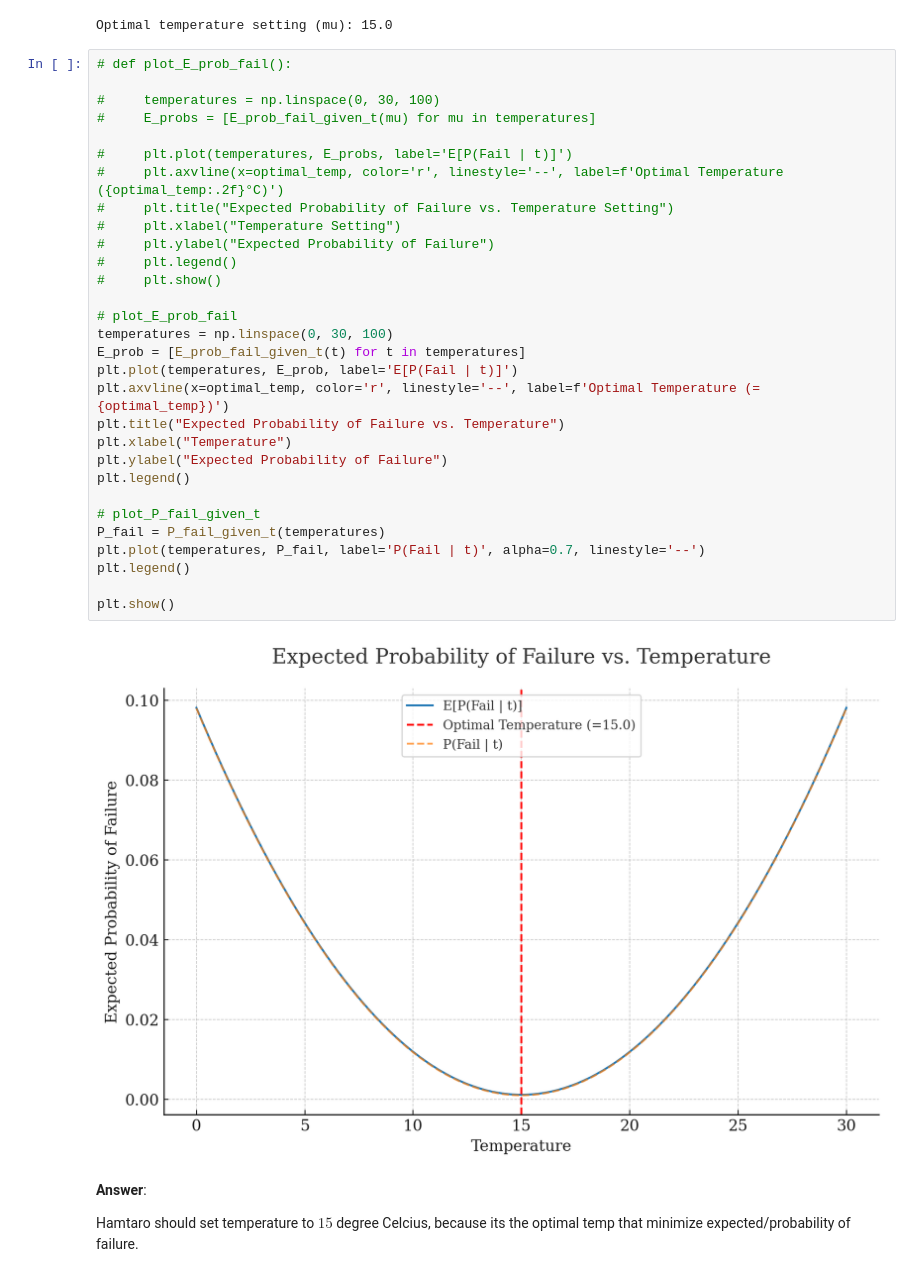
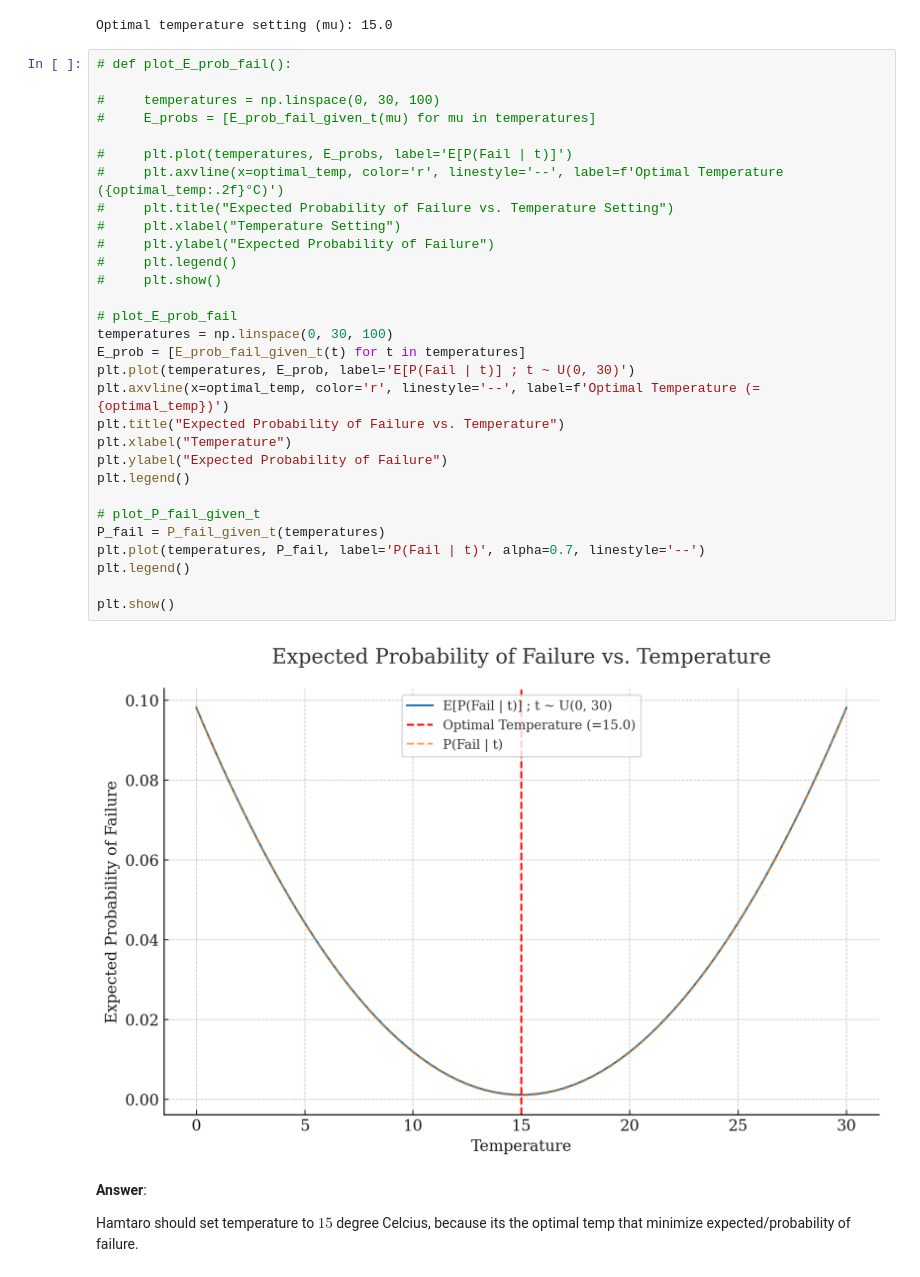
Before and after one commit to pupipatsk/Comp-Eng-Math-II, a Jupyter notebook: assignment/9-Probability/Assingment-9.ipynb, the cells around one changed output. Cells and saved outputs as stored; diff of their text form.

```diff
--- a/assignment/9-Probability/Assingment-9.ipynb
+++ b/assignment/9-Probability/Assingment-9.ipynb
@@ -464,35 +464,35 @@ Optimal temperature setting (mu): 15.0
 # %%
 # def plot_E_prob_fail():
 
 #     temperatures = np.linspace(0, 30, 100)
 #     E_probs = [E_prob_fail_given_t(mu) for mu in temperatures]
 
 #     plt.plot(temperatures, E_probs, label='E[P(Fail | t)]')
 #     plt.axvline(x=optimal_temp, color='r', linestyle='--', label=f'Optimal Temperature ({optimal_temp:.2f}°C)')
 #     plt.title("Expected Probability of Failure vs. Temperature Setting")
 #     plt.xlabel("Temperature Setting")
 #     plt.ylabel("Expected Probability of Failure")
 #     plt.legend()
 #     plt.show()
 
 # plot_E_prob_fail
 temperatures = np.linspace(0, 30, 100)
 E_prob = [E_prob_fail_given_t(t) for t in temperatures]
-plt.plot(temperatures, E_prob, label='E[P(Fail | t)]')
+plt.plot(temperatures, E_prob, label='E[P(Fail | t)] ; t ~ U(0, 30)')
 plt.axvline(x=optimal_temp, color='r', linestyle='--', label=f'Optimal Temperature (={optimal_temp})')
 plt.title("Expected Probability of Failure vs. Temperature")
 plt.xlabel("Temperature")
 plt.ylabel("Expected Probability of Failure")
 plt.legend()
 
 # plot_P_fail_given_t
 P_fail = P_fail_given_t(temperatures)
 plt.plot(temperatures, P_fail, label='P(Fail | t)', alpha=0.7, linestyle='--')
 plt.legend()
 
 plt.show()
 # %% [output]
-[figure, old version]
+[figure, new version]
 # %% [markdown]
 **Answer**:
 
```
Also changed, not shown: parts of 2 cells of this notebook.
